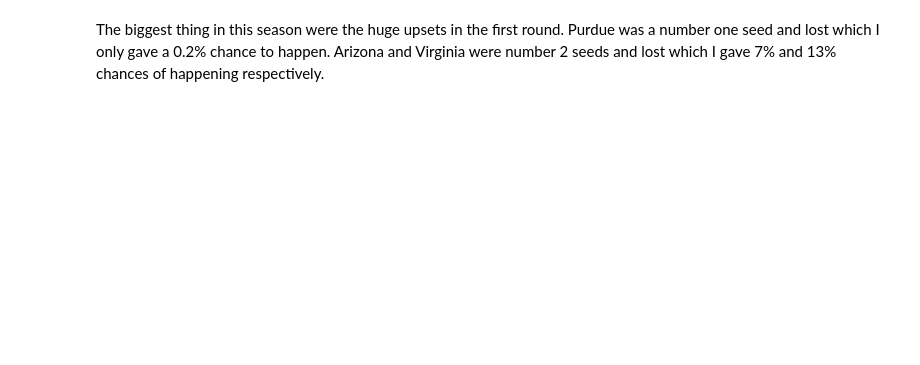
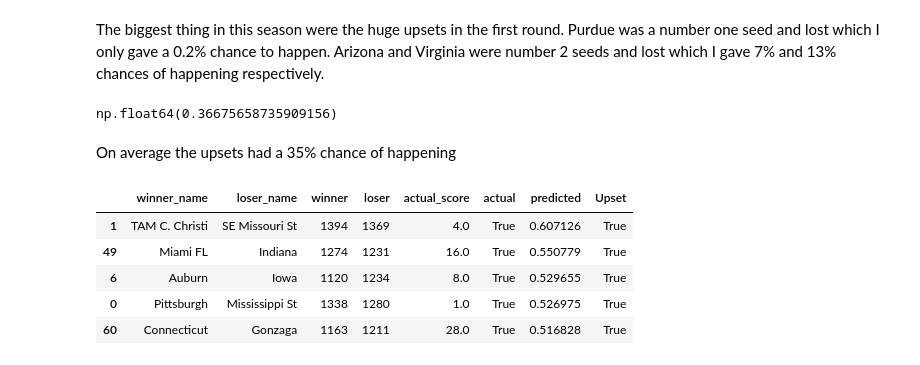
Before and after one commit to nwbvt/marchmadness2025, a Jupyter notebook: MarchMadness.ipynb, the cells around one changed output. Drawn from its saved outputs; the diff is of its cells as text; code cells hidden in the pictures; blank space fills up the shorter version.

```diff
--- a/MarchMadness.ipynb
+++ b/MarchMadness.ipynb
@@ -350,6 +352,7 @@ program_weights.abs().sum(), team_weights.abs().sum()
 # %%
 print(f"Year:\t{stats_weights[0]:>4f}")
 print(f"Game:\t{stats_weights[1]:>4f}")
-for stat, weight in zip([f"W{stat}" for stat in teamStats] + [f"L{stat}" for stat in teamStats], stats_weights[2:]):
+print(f"League:\t{stats_weights[2]:>4f}")
+for stat, weight in zip([f"W{stat}" for stat in teamStats] + [f"L{stat}" for stat in teamStats], stats_weights[3:]):
     print(f"{stat}:\t{weight:>4f}")
 # %% [output]
@@ -479,2 +492,19 @@ t_2023[t_2023.predicted < 0.5].sort_values('predicted')
 # %% [markdown]
 The biggest thing in this season were the huge upsets in the first round. Purdue was a number one seed and lost which I only gave a 0.2% chance to happen. Arizona and Virginia were number 2 seeds and lost which I gave 7% and 13% chances of happening respectively.
+# %%
+t_2023['Upset'] = [upset(2023, winner, loser) for (winner, loser) in zip(t_2023['winner'], t_2023['loser'])]
+# %%
+t_2023[t_2023.Upset].predicted.mean()
+# %% [output]
+np.float64(0.36675658735909156)
+# %% [markdown]
+On average the upsets had a 35% chance of happening
+# %%
+t_2023[t_2023.Upset & (t_2023.predicted >= 0.5)].sort_values('predicted', ascending=False)
+# %% [output]
+|  | winner_name | loser_name | winner | loser | actual_score | actual | predicted | Upset |
+| 1 | TAM C. Christi | SE Missouri St | 1394 | 1369 | 4.0 | True | 0.607126 | True |
+| 49 | Miami FL | Indiana | 1274 | 1231 | 16.0 | True | 0.550779 | True |
+| 6 | Auburn | Iowa | 1120 | 1234 | 8.0 | True | 0.529655 | True |
+| 0 | Pittsburgh | Mississippi St | 1338 | 1280 | 1.0 | True | 0.526975 | True |
+| 60 | Connecticut | Gonzaga | 1163 | 1211 | 28.0 | True | 0.516828 | True |
```
Also changed, not shown: parts of 27 cells of this notebook.
